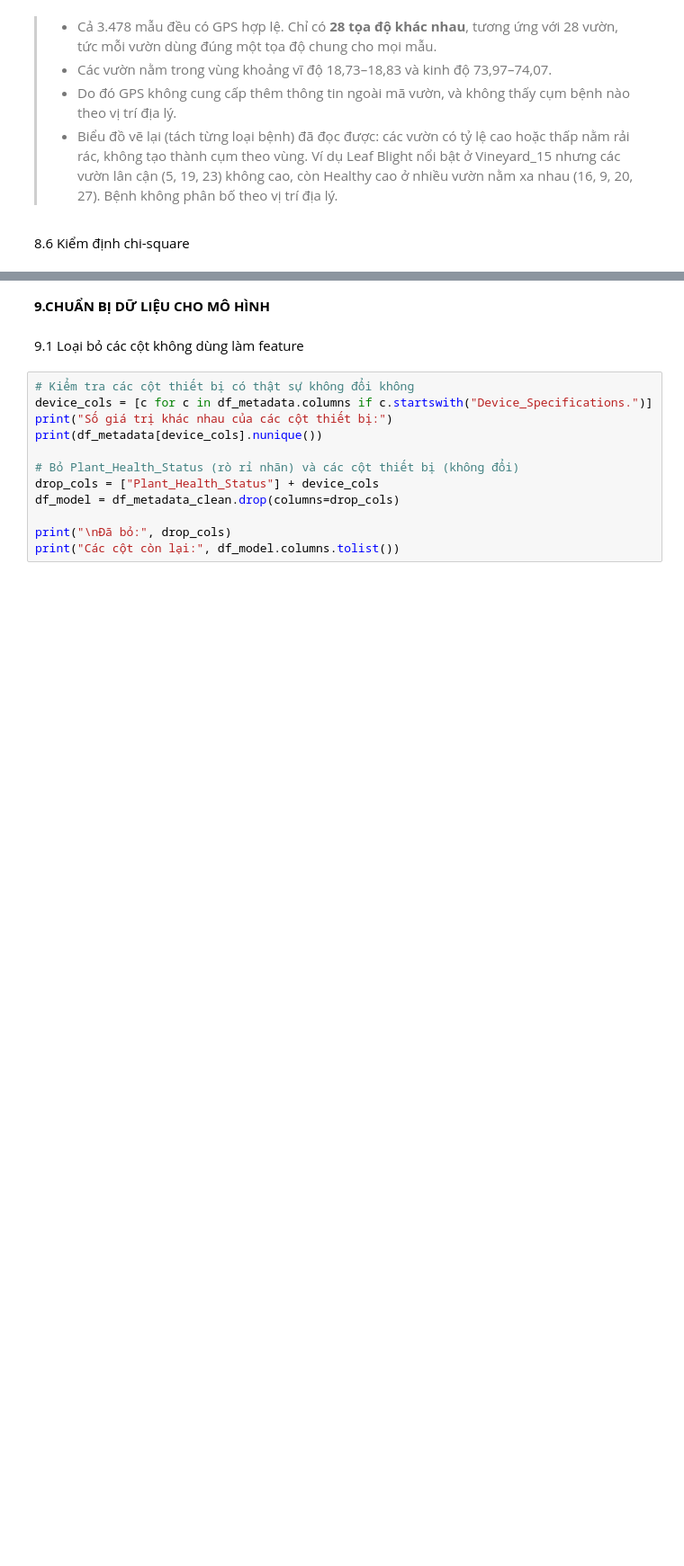
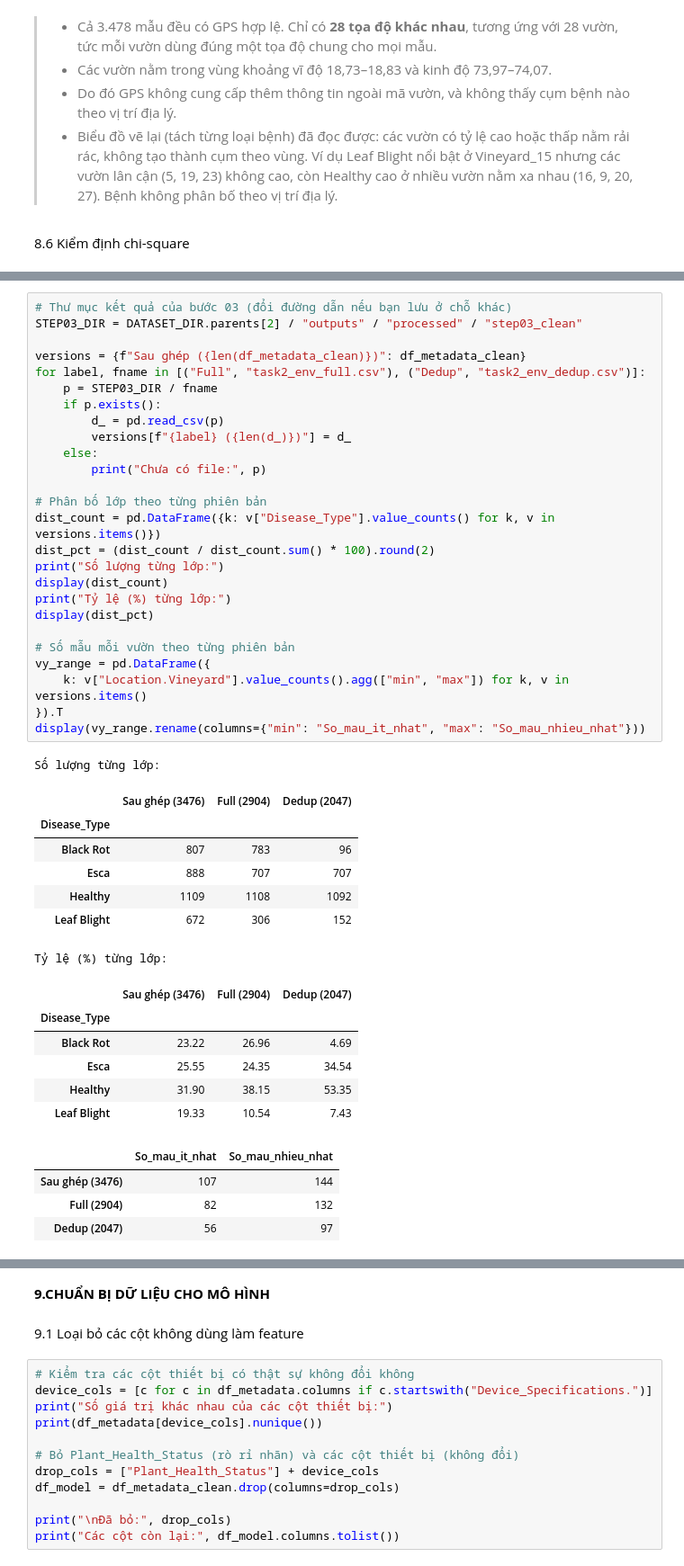
Before and after one commit to KasuraNguyen/Smart-Vineyard, a Jupyter notebook: Notebook/01_EDA.ipynb, the cells around one changed output, grey strips where cells are left out. Shown at 90% size. Saved outputs shown, nothing was run; the diff lists cells and outputs as text; blank space fills up the shorter version.

Commit message:
Update EDA file: adding Dedup and duplicate image info/ solution

```diff
--- a/Notebook/01_EDA.ipynb
+++ b/Notebook/01_EDA.ipynb
@@ -1394,0 +1434,45 @@ display(chi_result)
+# %%
+# Thư mục kết quả của bước 03 (đổi đường dẫn nếu bạn lưu ở chỗ khác)
+STEP03_DIR = DATASET_DIR.parents[2] / "outputs" / "processed" / "step03_clean"
+
+versions = {f"Sau ghép ({len(df_metadata_clean)})": df_metadata_clean}
+for label, fname in [("Full", "task2_env_full.csv"), ("Dedup", "task2_env_dedup.csv")]:
+    p = STEP03_DIR / fname
+    if p.exists():
+        d_ = pd.read_csv(p)
+        versions[f"{label} ({len(d_)})"] = d_
+    else:
+        print("Chưa có file:", p)
+
+# Phân bố lớp theo từng phiên bản
+dist_count = pd.DataFrame({k: v["Disease_Type"].value_counts() for k, v in versions.items()})
+dist_pct = (dist_count / dist_count.sum() * 100).round(2)
+print("Số lượng từng lớp:")
+display(dist_count)
+print("Tỷ lệ (%) từng lớp:")
+display(dist_pct)
+
+# Số mẫu mỗi vườn theo từng phiên bản
+vy_range = pd.DataFrame({
+    k: v["Location.Vineyard"].value_counts().agg(["min", "max"]) for k, v in versions.items()
+}).T
+display(vy_range.rename(columns={"min": "So_mau_it_nhat", "max": "So_mau_nhieu_nhat"}))
+# %% [output]
+Số lượng từng lớp:
+|  | Sau ghép (3476) | Full (2904) | Dedup (2047) |
+| Disease_Type |  |  |  |
+| Black Rot | 807 | 783 | 96 |
+| Esca | 888 | 707 | 707 |
+| Healthy | 1109 | 1108 | 1092 |
+| Leaf Blight | 672 | 306 | 152 |
+Tỷ lệ (%) từng lớp:
+|  | Sau ghép (3476) | Full (2904) | Dedup (2047) |
+| Disease_Type |  |  |  |
+| Black Rot | 23.22 | 26.96 | 4.69 |
+| Esca | 25.55 | 24.35 | 34.54 |
+| Healthy | 31.90 | 38.15 | 53.35 |
+| Leaf Blight | 19.33 | 10.54 | 7.43 |
+|  | So_mau_it_nhat | So_mau_nhieu_nhat |
+| Sau ghép (3476) | 107 | 144 |
+| Full (2904) | 82 | 132 |
+| Dedup (2047) | 56 | 97 |
```
Also changed, not shown: parts of 25 cells of this notebook.
